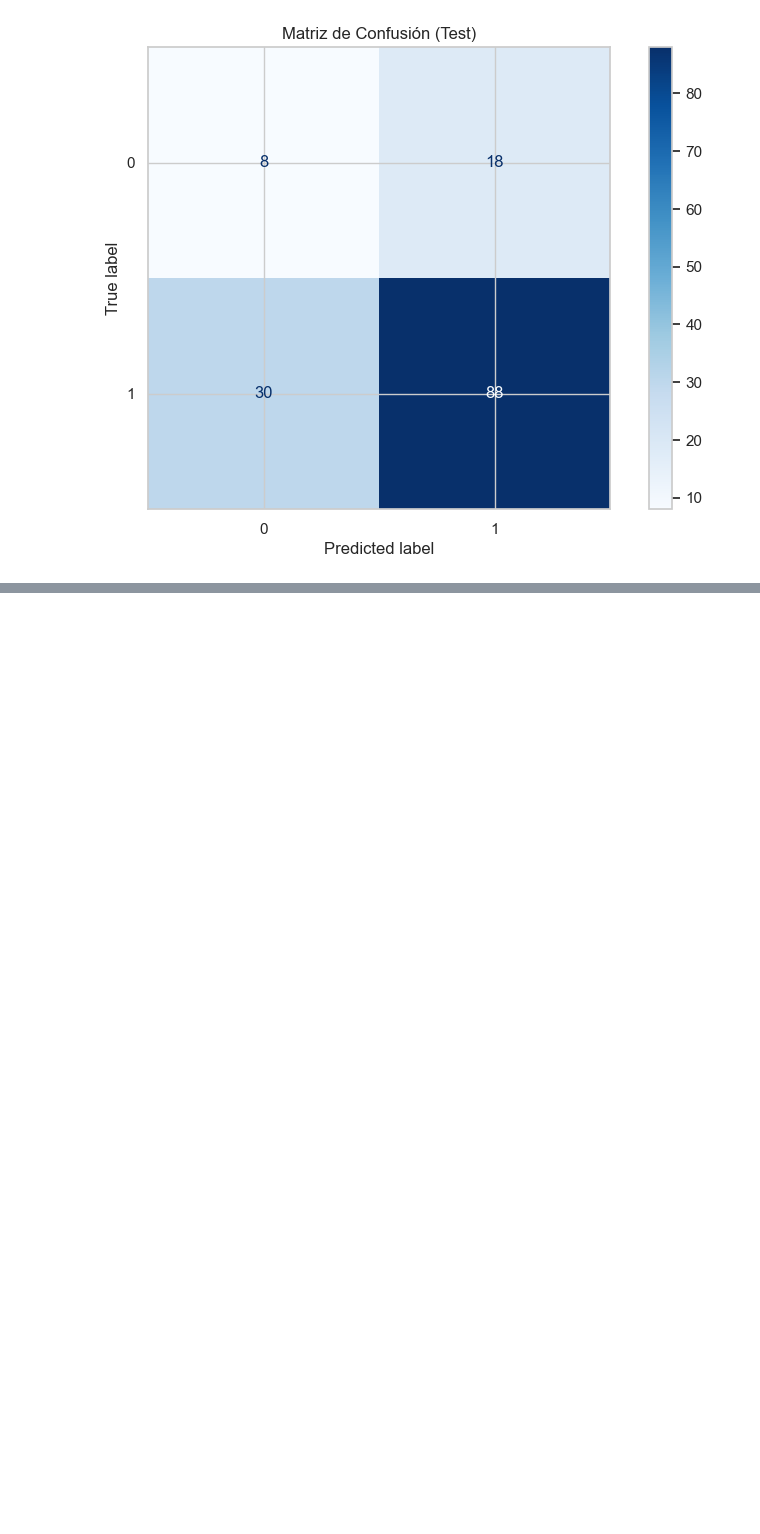
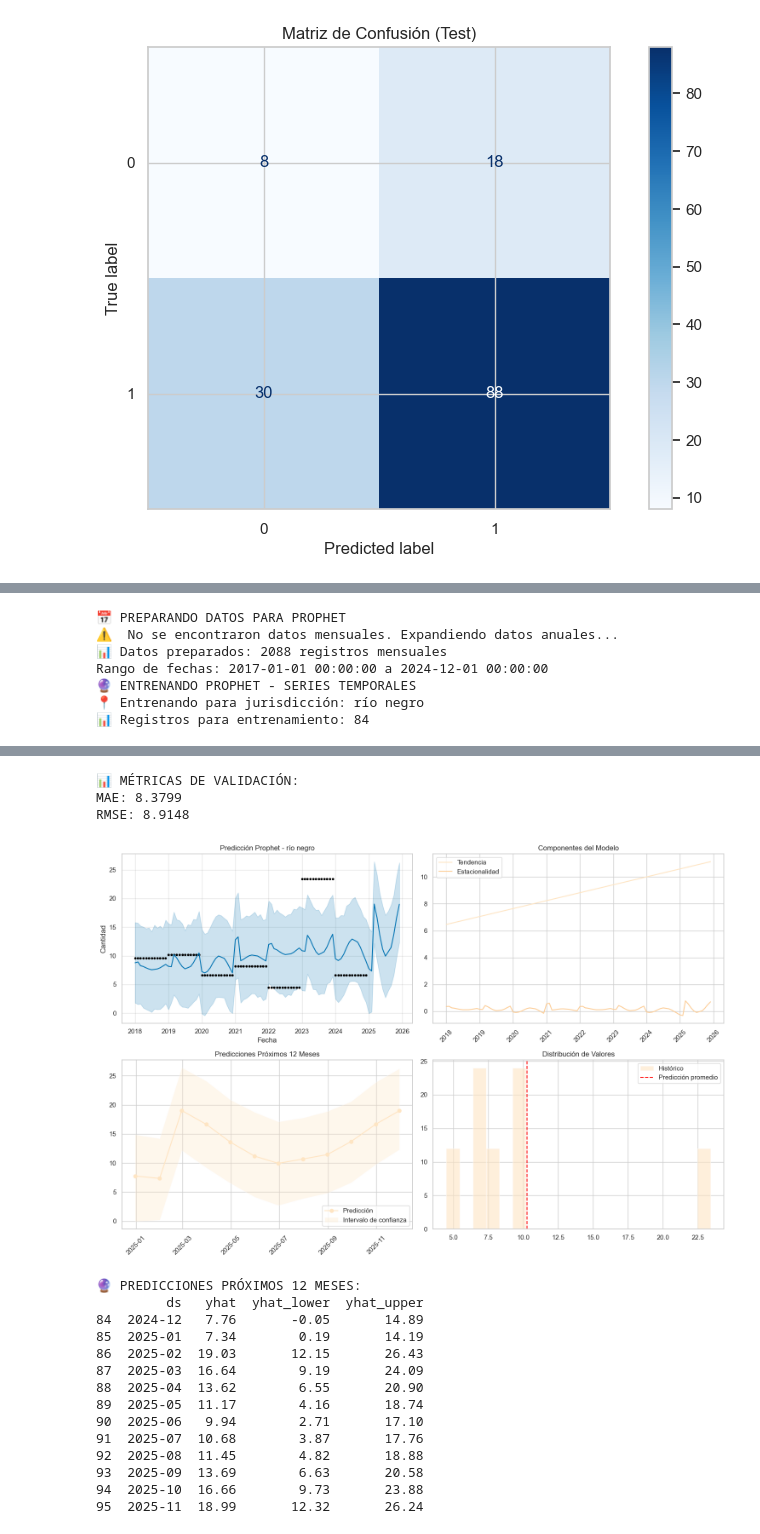
Before and after one commit to FNT138/Analisis_PrediccionIncendiosForestales, a Jupyter notebook: Proy.ipynb, the cells around one changed output, grey strips where cells are left out. Cells and saved outputs as stored; diff of their text form; code cells hidden in the pictures; blank space fills up the shorter version.

```diff
--- a/Proy.ipynb
+++ b/Proy.ipynb
@@ -992,0 +2081,39 @@ El modelo tiene potencial (ROC-UAC > 0.63), pero requiere trabajo sobre la calse
+# %%
+# %% [markdown]
+# ## 5. MODELO 3: PROPHET - TENDENCIAS MENSUALES
+
+# %%
+def preparar_datos_prophet(df, target_col='cantidad_incendios'):
+    """
+    Prepara datos para Prophet (requiere datos mensuales)
+    """
+    print("📅 PREPARANDO DATOS PARA PROPHET")
+
+    # Si no tienes datos mensuales, simularemos expandiendo los anuales
+    if 'mes' not in df.columns:
+        print("⚠️  No se encontraron datos mensuales. Expandiendo datos anuales...")
+
+        df_mensual = []
+        for _, row in df.iterrows():
+            for mes in range(1, 13):
+                fecha = pd.to_datetime(f"{int(row['año'])}-{mes:02d}-01")
+                # Dividir valores anuales entre 12 meses (simplificación)
+                valor_mensual = row[target_col] / 12 if pd.notnull(row[target_col]) else 0
+
+                df_mensual.append({
+                    'ds': fecha,
+                    'y': valor_mensual,
+                    'jurisdiccion': row['jurisdicción']
+                })
+
+        df_prophet = pd.DataFrame(df_mensual)
+    else:
+        # Si ya tienes datos mensuales
+        df_prophet = df.copy()
+        df_prophet['ds'] = pd.to_datetime(df_prophet[['año', 'mes']].assign(day=1))
+        df_prophet['y'] = df_prophet[target_col]
+
+    print(f"📊 Datos preparados: {len(df_prophet)} registros mensuales")
+    print(f"Rango de fechas: {df_prophet['ds'].min()} a {df_prophet['ds'].max()}")
+
+    return df_prophet
@@ -992,0 +2234,12 @@ El modelo tiene potencial (ROC-UAC > 0.63), pero requiere trabajo sobre la calse
+# %%
+# Preparar datos y entrenar Prophet
+df_prophet = preparar_datos_prophet(df_ml, 'cantidad_incendios')
+modelo_prophet, forecast_prophet, predicciones_futuras = entrenar_prophet_por_jurisdiccion(df_prophet)
+# %% [output]
+📅 PREPARANDO DATOS PARA PROPHET
+⚠️  No se encontraron datos mensuales. Expandiendo datos anuales...
+📊 Datos preparados: 2088 registros mensuales
+Rango de fechas: 2017-01-01 00:00:00 a 2024-12-01 00:00:00
+🔮 ENTRENANDO PROPHET - SERIES TEMPORALES
+📍 Entrenando para jurisdicción: río negro
+📊 Registros para entrenamiento: 84
@@ -992,0 +2250,18 @@ El modelo tiene potencial (ROC-UAC > 0.63), pero requiere trabajo sobre la calse
+📊 MÉTRICAS DE VALIDACIÓN:
+MAE: 8.3799
+RMSE: 8.9148
+[figure, added]
+🔮 PREDICCIONES PRÓXIMOS 12 MESES:
+         ds   yhat  yhat_lower  yhat_upper
+84  2024-12   7.76       -0.05       14.89
+85  2025-01   7.34        0.19       14.19
+86  2025-02  19.03       12.15       26.43
+87  2025-03  16.64        9.19       24.09
+88  2025-04  13.62        6.55       20.90
+89  2025-05  11.17        4.16       18.74
+90  2025-06   9.94        2.71       17.10
+91  2025-07  10.68        3.87       17.76
+92  2025-08  11.45        4.82       18.88
+93  2025-09  13.69        6.63       20.58
+94  2025-10  16.66        9.73       23.88
+95  2025-11  18.99       12.32       26.24
```
Also changed, not shown: parts of 52 cells of this notebook, 3 other files.
